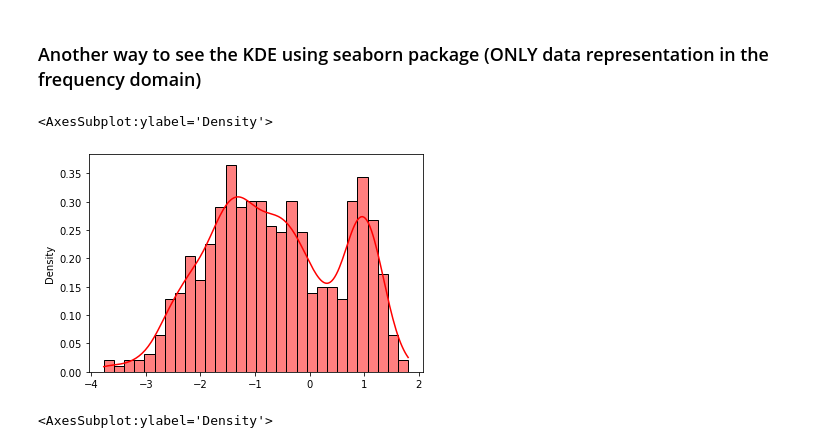
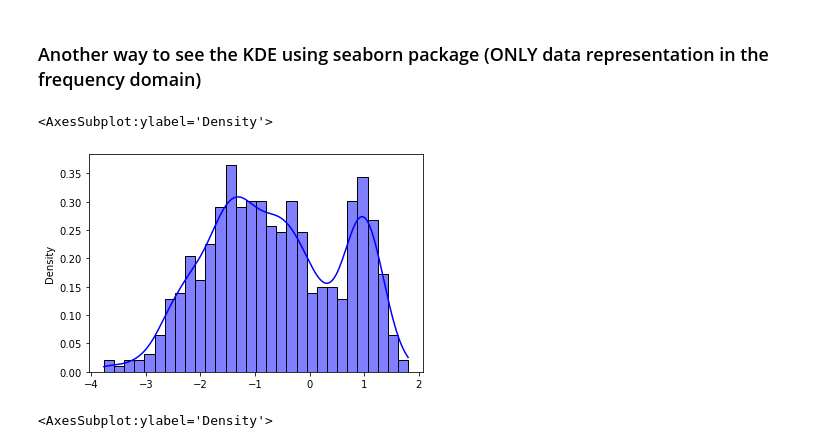
Before and after one commit to feramdor/SPF-2021-II, a Jupyter notebook: TEMA-2/Clase18_Continuation_KDE.ipynb, the cells around one changed output. Cells and saved outputs as stored; diff of their text form; code cells hidden in the pictures.

```diff
--- a/TEMA-2/Clase18_Continuation_KDE.ipynb
+++ b/TEMA-2/Clase18_Continuation_KDE.ipynb
@@ -208,10 +208,10 @@ Blue = KDE model distribution (500 pts)
 # %%
 import seaborn as sns
 # %%
-sns.histplot(data=x, stat='density', kde=True, kde_kws={'bw_method': .2}, color='r', bins=30)
+sns.histplot(data=x, stat='density', kde=True, kde_kws={'bw_method': .2}, color='b', bins=30)
 # %% [output]
 <AxesSubplot:ylabel='Density'>
-[figure, old version]
+[figure, new version]
 # %%
 sns.kdeplot(data=x, bw_method=0.2)
 # %% [output]
```
Also changed, not shown: parts of 5 cells of this notebook, 2 other files.
